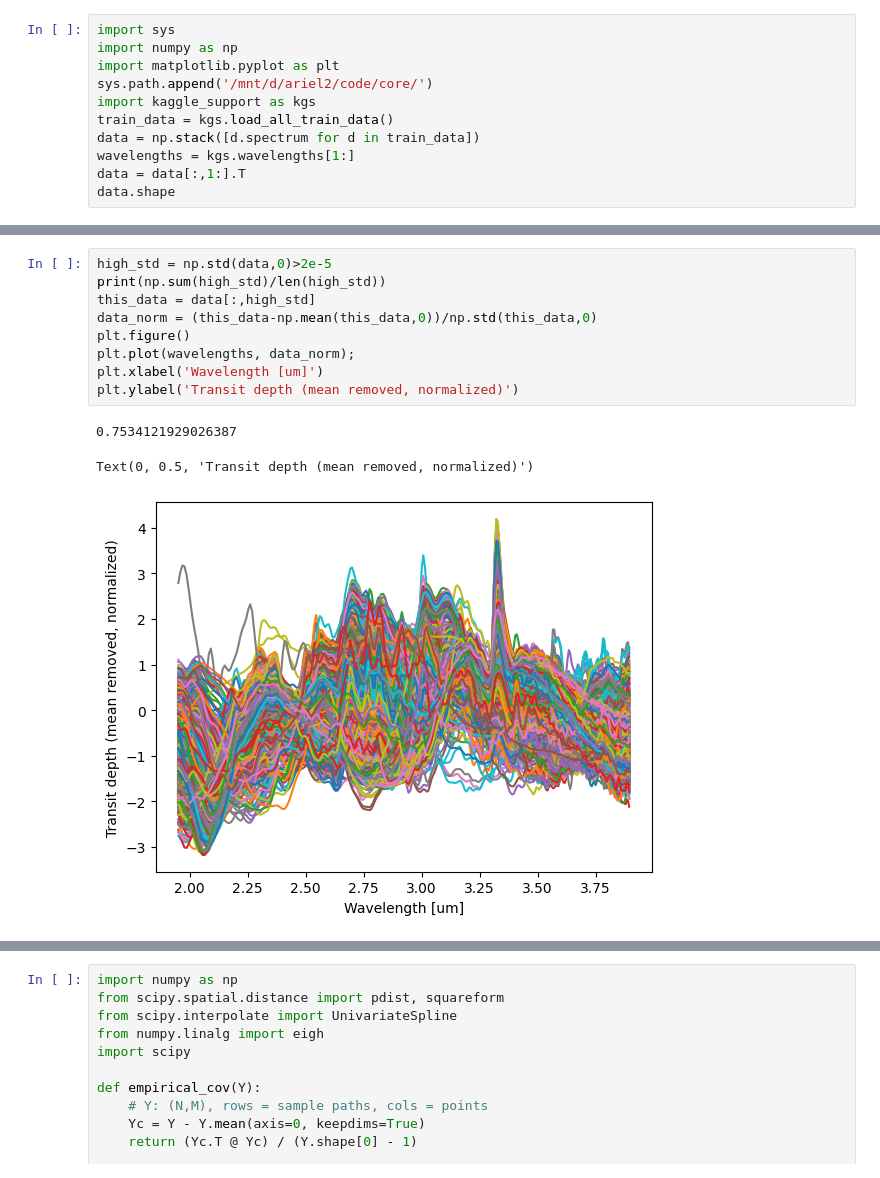
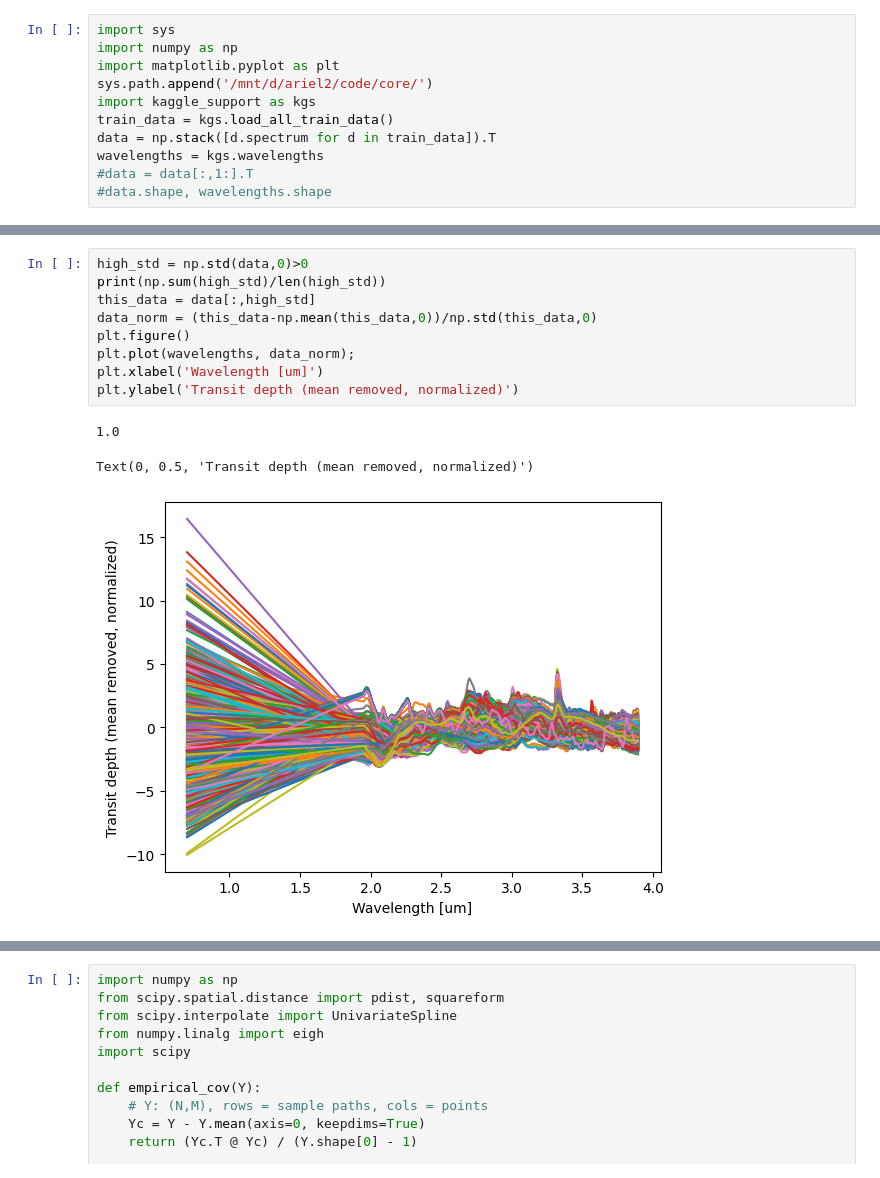
Before and after one commit to jcottaar/ariel2, a Jupyter notebook: analysis/explore_spectra.ipynb, the cells around one changed output, grey strips where cells are left out. Saved outputs shown, nothing was run; the diff lists cells and outputs as text.

```diff
--- a/analysis/explore_spectra.ipynb
+++ b/analysis/explore_spectra.ipynb
@@ -5,8 +5,8 @@ import matplotlib.pyplot as plt
 sys.path.append('/mnt/d/ariel2/code/core/')
 import kaggle_support as kgs
 train_data = kgs.load_all_train_data()
-data = np.stack([d.spectrum for d in train_data])
-wavelengths = kgs.wavelengths[1:]
-data = data[:,1:].T
-data.shape
+data = np.stack([d.spectrum for d in train_data]).T
+wavelengths = kgs.wavelengths
+#data = data[:,1:].T
+#data.shape, wavelengths.shape
 # %% [output]
@@ -30,13 +30,13 @@ Text(0, 0.5, 'Transit depth (mean removed)')
 # %%
-high_std = np.std(data,0)>2e-5
+high_std = np.std(data,0)>0
 print(np.sum(high_std)/len(high_std))
 this_data = data[:,high_std]
 data_norm = (this_data-np.mean(this_data,0))/np.std(this_data,0)
 plt.figure()
 plt.plot(wavelengths, data_norm);
 plt.xlabel('Wavelength [um]')
 plt.ylabel('Transit depth (mean removed, normalized)')
 # %% [output]
-0.7534121929026387
+1.0
 Text(0, 0.5, 'Transit depth (mean removed, normalized)')
-[figure, old version]
+[figure, new version]
```
Also changed, not shown: parts of 18 cells of this notebook, 7 other files.
